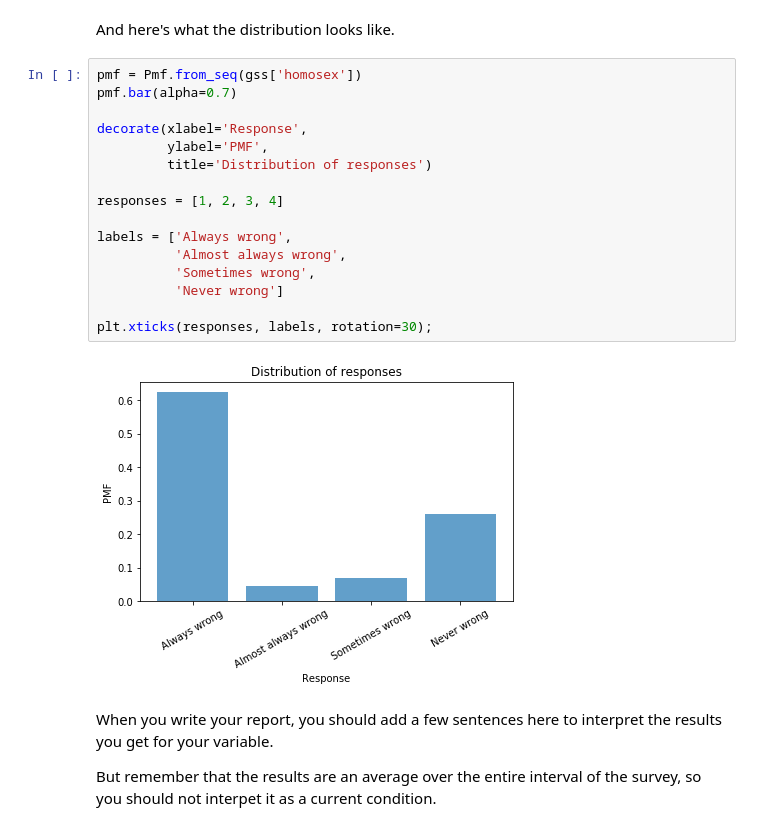
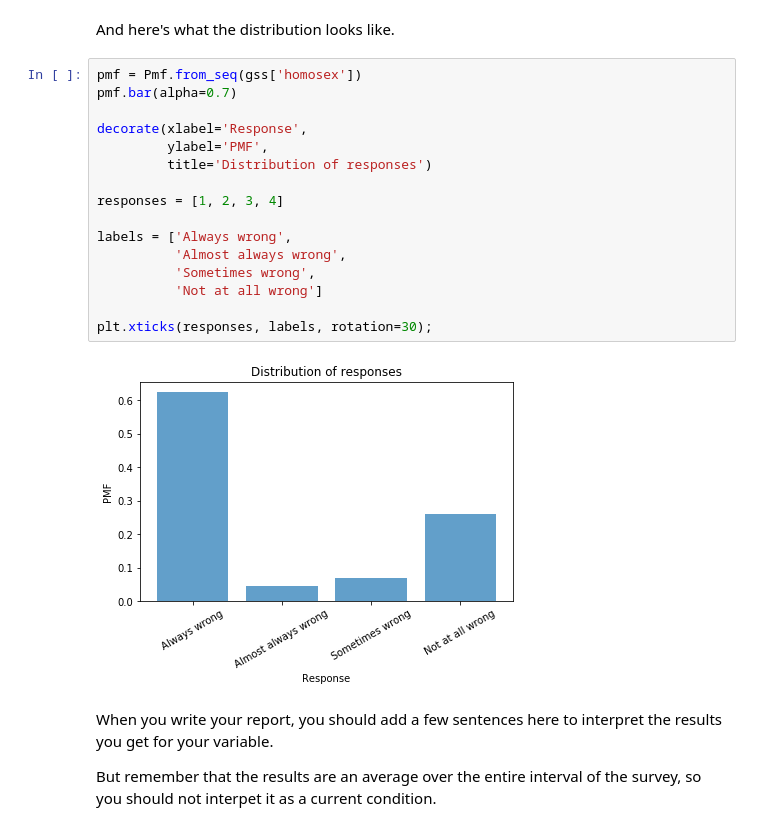
Before and after one commit to AllenDowney/PoliticalAlignmentCaseStudy, a Jupyter notebook: 04_worldview.ipynb, the cells around one changed output. Saved outputs shown, nothing was run; the diff lists cells and outputs as text.

```diff
--- a/04_worldview.ipynb
+++ b/04_worldview.ipynb
@@ -187,21 +187,21 @@ And here's what the distribution looks like.
 # %%
 pmf = Pmf.from_seq(gss['homosex'])
 pmf.bar(alpha=0.7)
 
 decorate(xlabel='Response',
          ylabel='PMF',
          title='Distribution of responses')
 
 responses = [1, 2, 3, 4]
 
 labels = ['Always wrong',
           'Almost always wrong',
           'Sometimes wrong',
-          'Never wrong']
+          'Not at all wrong']
 
 plt.xticks(responses, labels, rotation=30);
 # %% [output]
-[figure, old version]
+[figure, new version]
 # %% [markdown]
 When you write your report, you should add a few sentences here to interpret the results you get for your variable.
 
```
Also changed, not shown: parts of 4 cells of this notebook.
